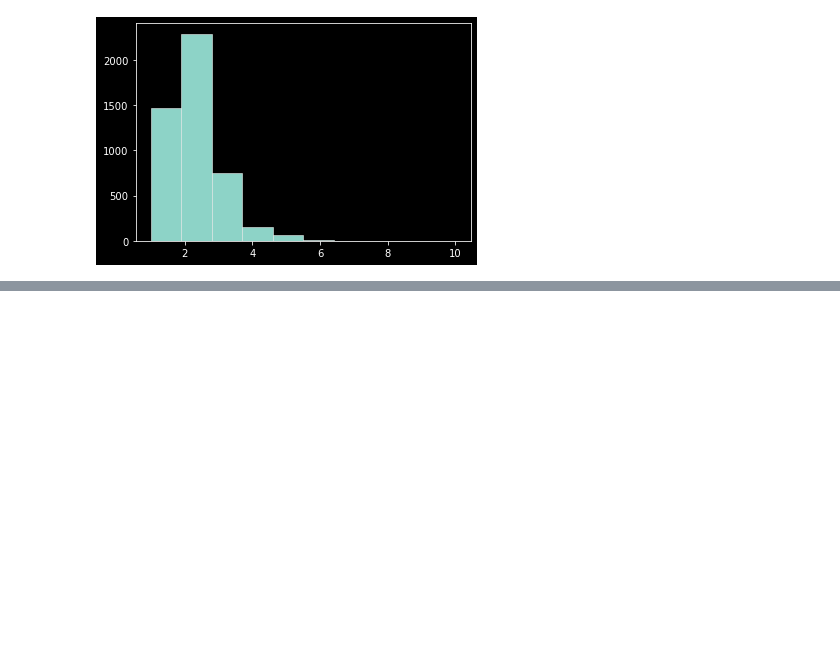
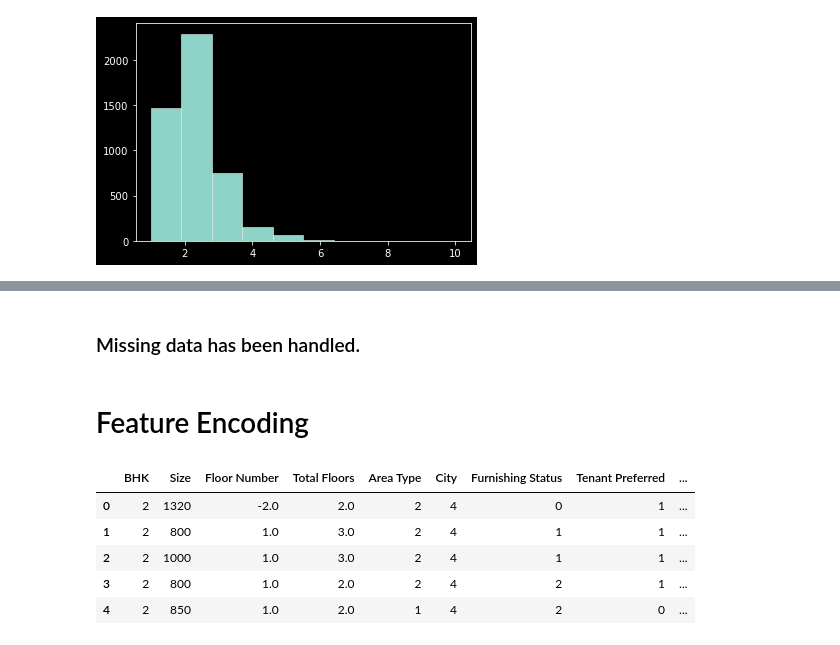
Before and after one commit to Ishrak30/Predicting-House-Rent-Using-ML, a Jupyter notebook: PredictingHouseRent.ipynb, the cells around one changed output, grey strips where cells are left out. Cells and saved outputs as stored; diff of their text form; code cells hidden in the pictures; blank space fills up the shorter version.

```diff
--- a/PredictingHouseRent.ipynb
+++ b/PredictingHouseRent.ipynb
@@ -239,0 +207,4 @@ dtype: int64
+# %% [markdown]
+<h3> Missing data has been handled.
+# %% [markdown]
+# Feature Encoding
@@ -239,0 +218,9 @@ dtype: int64
+# %%
+df.head()
+# %% [output]
+|  | BHK | Size | Floor Number | Total Floors | Area Type | City | Furnishing Status | Tenant Preferred | ... |
+| 0 | 2 | 1320 | -2.0 | 2.0 | 2 | 4 | 0 | 1 | ... |
+| 1 | 2 | 800 | 1.0 | 3.0 | 2 | 4 | 1 | 1 | ... |
+| 2 | 2 | 1000 | 1.0 | 3.0 | 2 | 4 | 1 | 1 | ... |
+| 3 | 2 | 800 | 1.0 | 2.0 | 2 | 4 | 2 | 1 | ... |
+| 4 | 2 | 850 | 1.0 | 2.0 | 1 | 4 | 2 | 0 | ... |
```
Also changed, not shown: parts of 30 cells of this notebook.
